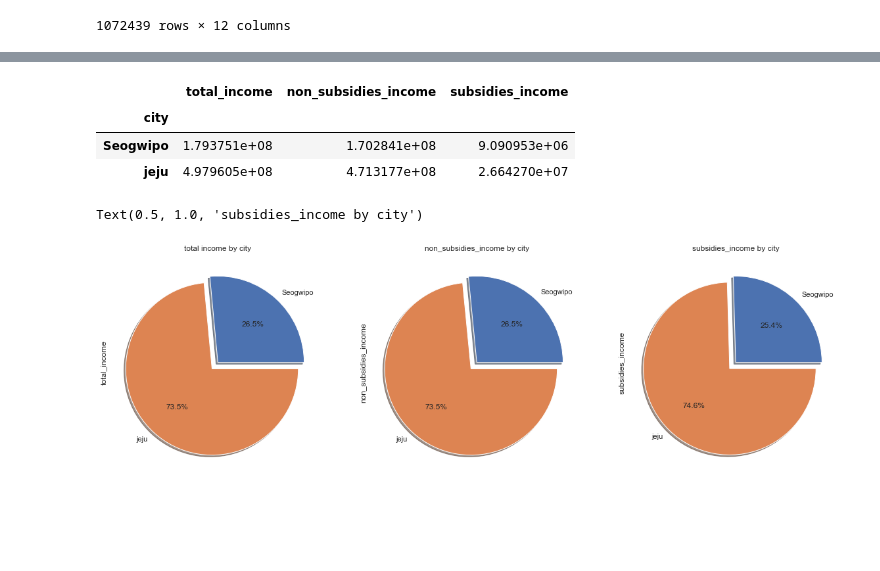
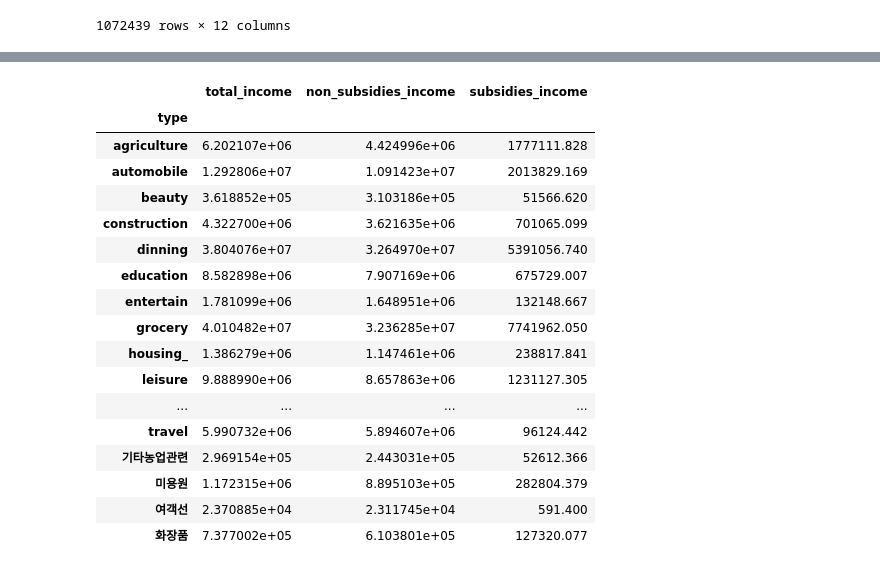
Before and after one commit to yeonghwanchoi/EDA, a Jupyter notebook: EDA_consumtion trend of government subsidies/EDA_jeju.ipynb, the cells around one changed output, grey strips where cells are left out. Drawn from its saved outputs; the diff is of its cells as text; code cells hidden in the pictures; blank space fills up the shorter version.

Commit message:
added visuals

```diff
--- a/EDA_consumtion trend of government subsidies/EDA_jeju.ipynb
+++ b/EDA_consumtion trend of government subsidies/EDA_jeju.ipynb
@@ -123,0 +164,6 @@ df_final
+# %%
+df_5=df_final[df_final['month']=='5']
+df_5_sum=df_5[['non_subsidies_income','subsidies_income']].sum()
+
+plt.figure(figsize=(10,6))
+df_5_sum_plot=df_5_sum.plot.pie(explode=[0,0.1], autopct='%1.1f%%', shadow=True,fontsize=20)
@@ -124,23 +172,22 @@ df_final
 # %%
-# visualization
-import math
-df_city_group= df_final.groupby('city')['total_income','non_subsidies_income',"subsidies_income"].sum()
-df_city_group
+df_5_group_type=df_5.groupby('type')['total_income','non_subsidies_income',"subsidies_income"].sum()
+df_5_group_type
 # %% [output]
 |  | total_income | non_subsidies_income | subsidies_income |
-| city |  |  |  |
-| Seogwipo | 1.793751e+08 | 1.702841e+08 | 9.090953e+06 |
-| jeju | 4.979605e+08 | 4.713177e+08 | 2.664270e+07 |
+| type |  |  |  |
+| agriculture | 6.202107e+06 | 4.424996e+06 | 1777111.828 |
+| automobile | 1.292806e+07 | 1.091423e+07 | 2013829.169 |
+| beauty | 3.618852e+05 | 3.103186e+05 | 51566.620 |
+| construction | 4.322700e+06 | 3.621635e+06 | 701065.099 |
+| dinning | 3.804076e+07 | 3.264970e+07 | 5391056.740 |
+| education | 8.582898e+06 | 7.907169e+06 | 675729.007 |
+| entertain | 1.781099e+06 | 1.648951e+06 | 132148.667 |
+| grocery | 4.010482e+07 | 3.236285e+07 | 7741962.050 |
+| housing_ | 1.386279e+06 | 1.147461e+06 | 238817.841 |
+| leisure | 9.888990e+06 | 8.657863e+06 | 1231127.305 |
+| ... | ... | ... | ... |
+| travel | 5.990732e+06 | 5.894607e+06 | 96124.442 |
+| 기타농업관련 | 2.969154e+05 | 2.443031e+05 | 52612.366 |
+| 미용원 | 1.172315e+06 | 8.895103e+05 | 282804.379 |
+| 여객선 | 2.370885e+04 | 2.311745e+04 | 591.400 |
+| 화장품 | 7.377002e+05 | 6.103801e+05 | 127320.077 |
-# %%
-f, ax = plt.subplots(1,3, figsize=(20,10))
-df_city_group['total_income'].plot.pie(explode=[0,0.1], autopct='%1.1f%%',ax=ax[0], shadow=True)
-ax[0].set_title('total income by city')
-
-df_city_group['non_subsidies_income'].plot.pie(explode=[0,0.1], autopct='%1.1f%%',ax=ax[1], shadow=True)
-ax[1].set_title('non_subsidies_income by city')
-
-df_city_group['subsidies_income'].plot.pie(explode=[0,0.1], autopct='%1.1f%%',ax=ax[2], shadow=True)
-ax[2].set_title('subsidies_income by city')
-# %% [output]
-Text(0.5, 1.0, 'subsidies_income by city')
-[figure, removed]
```
Also changed, not shown: parts of 5 cells of this notebook.
